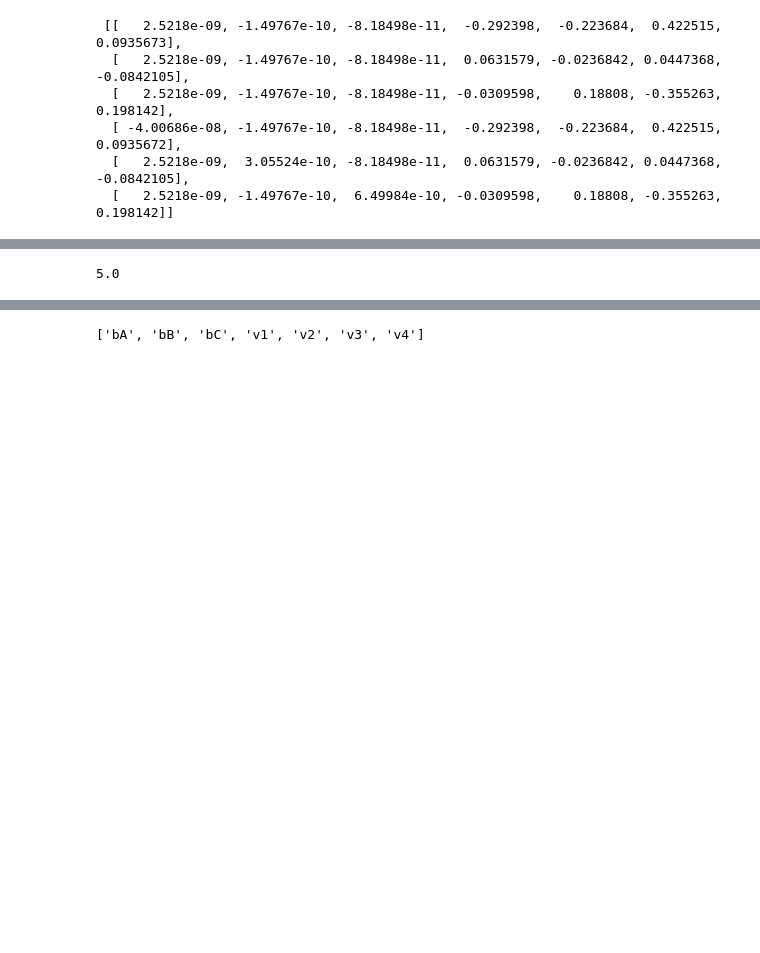
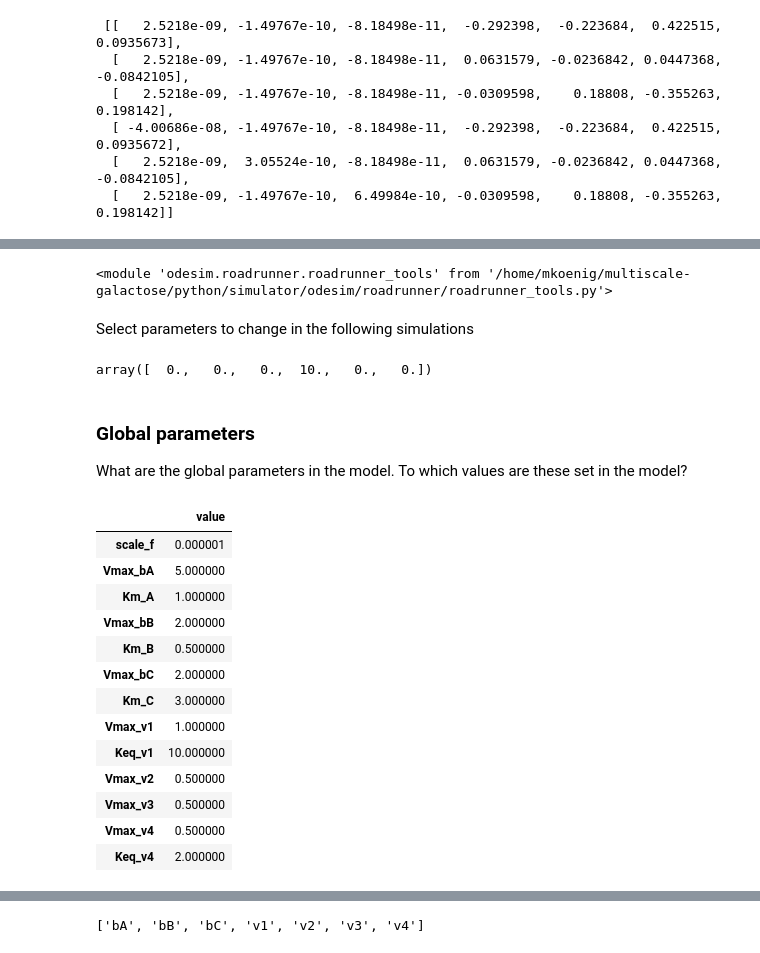
Before and after one commit to jingyayeah/multiscale-galactose, a Jupyter notebook: python/simulator/examples/demo/01_demo_simple.ipynb, the cells around one changed output, grey strips where cells are left out. Cells and saved outputs as stored; diff of their text form; code cells hidden in the pictures; blank space fills up the shorter version.

Commit message:
Testing roadrunner tools for simulation

```diff
--- a/python/simulator/examples/demo/01_demo_simple.ipynb
+++ b/python/simulator/examples/demo/01_demo_simple.ipynb
@@ -356 +359,6 @@ Direct storage of simulation results in a list of numpy arrays.
+# %%
+import odesim.roadrunner.roadrunner_tools as rt
+reload(rt)
+# %% [output]
+<module 'odesim.roadrunner.roadrunner_tools' from '/home/mkoenig/multiscale-galactose/python/simulator/odesim/roadrunner/roadrunner_tools.py'>
 # %%
@@ -357,5 +366,31 @@ Direct storage of simulation results in a list of numpy arrays.
 rr = roadrunner.RoadRunner(sbml_filepath)
+# %% [markdown]
+Select parameters to change in the following simulations
 # %%
-rr.Vmax_bA # current value of Vmax_bA
+# current value of Vmax_bA
+rr.Vmax_bA
+rr.model.getBound
 # %% [output]
-5.0
+array([  0.,   0.,   0.,  10.,   0.,   0.])
+# %% [markdown]
+### Global parameters
+
+What are the global parameters in the model. To which values are these set in the model?
+# %%
+reload(rt)
+gp = rt.getGlobalParameters(rr)
+# %% [output]
+|  | value |
+| scale_f | 0.000001 |
+| Vmax_bA | 5.000000 |
+| Km_A | 1.000000 |
+| Vmax_bB | 2.000000 |
+| Km_B | 0.500000 |
+| Vmax_bC | 2.000000 |
+| Km_C | 3.000000 |
+| Vmax_v1 | 1.000000 |
+| Keq_v1 | 10.000000 |
+| Vmax_v2 | 0.500000 |
+| Vmax_v3 | 0.500000 |
+| Vmax_v4 | 0.500000 |
+| Keq_v4 | 2.000000 |
```
Also changed, not shown: parts of 9 cells of this notebook, 2 other files.
